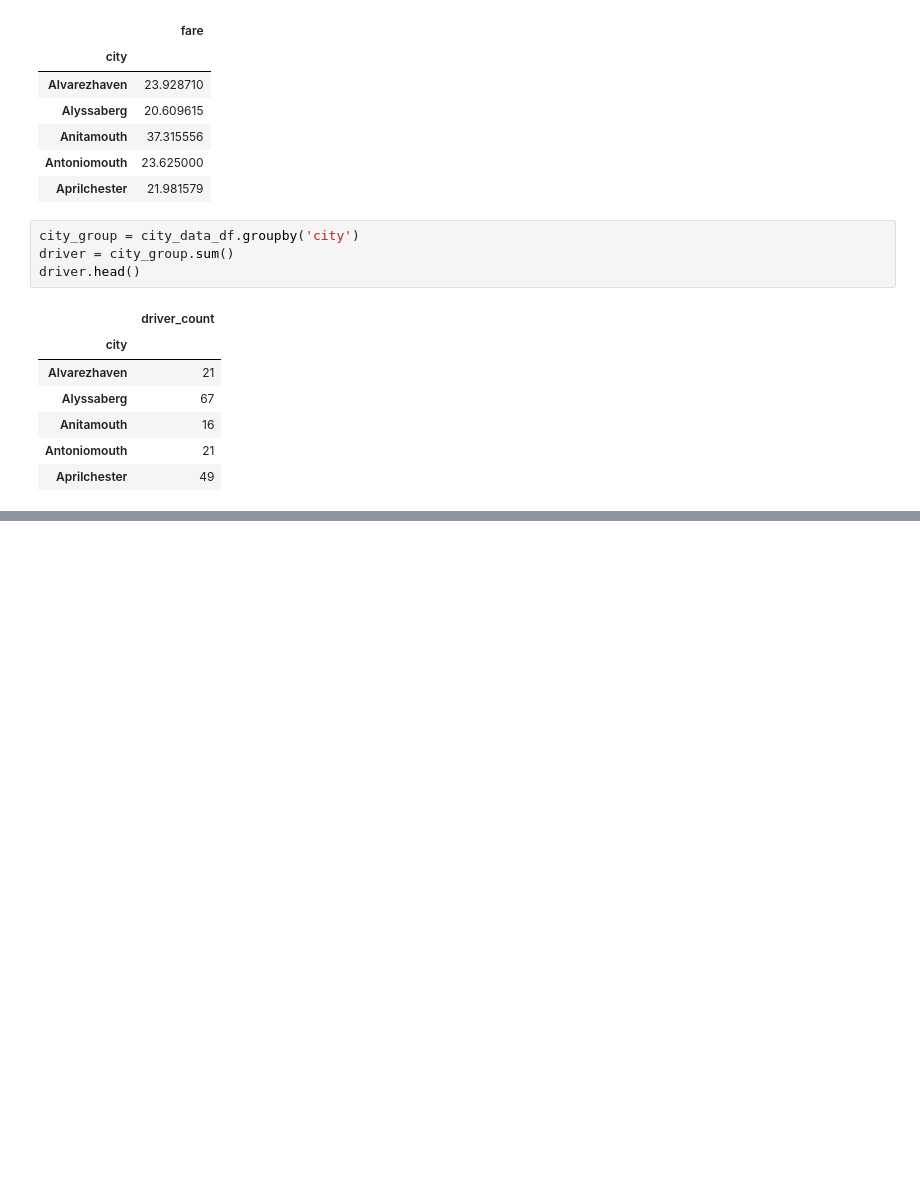
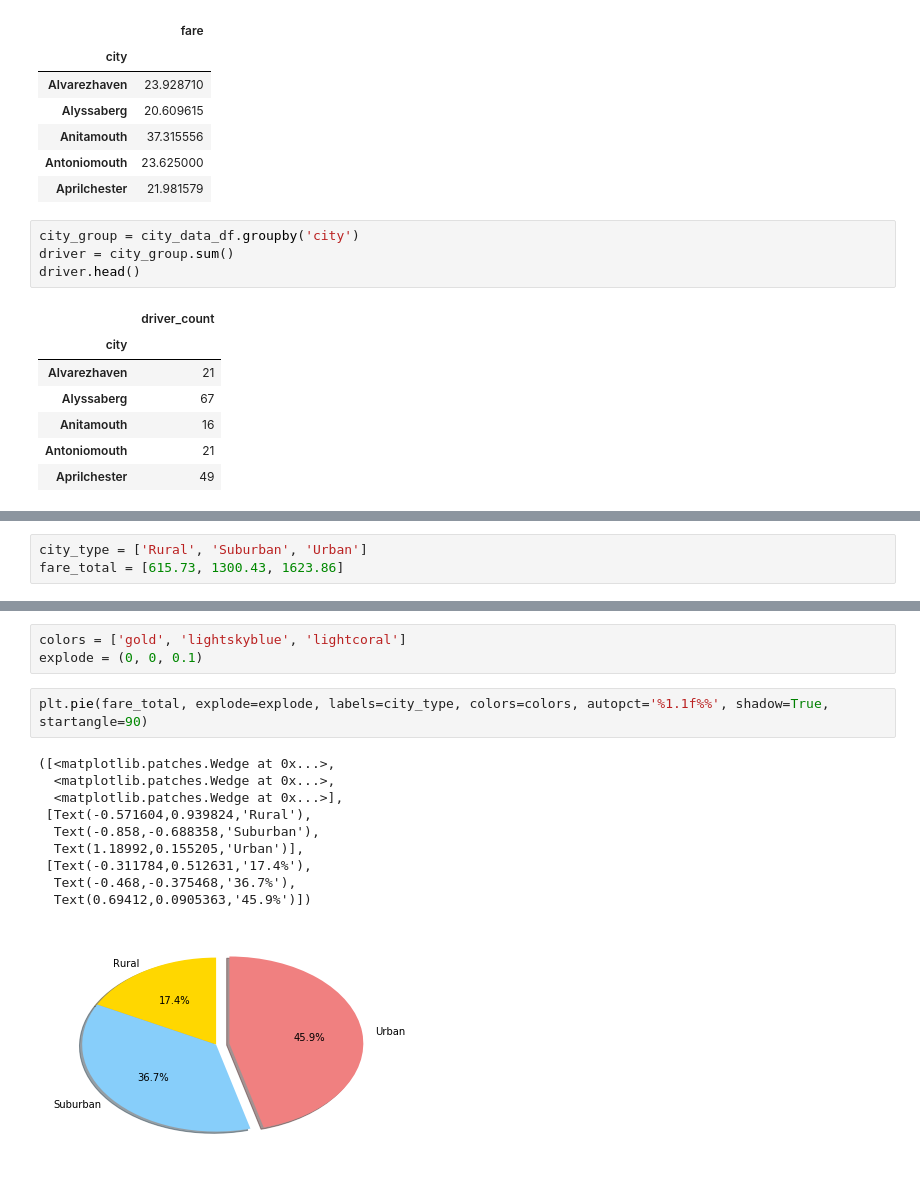
Before and after one commit to sameralsabb/matplotlib-challenge, a Jupyter notebook: Pyber HW.ipynb, the cells around one changed output, grey strips where cells are left out. Cells and saved outputs as stored; diff of their text form; blank space fills up the shorter version.

```diff
--- a/Pyber HW.ipynb
+++ b/Pyber HW.ipynb
@@ -82,0 +198,3 @@ plt.show()
+# %%
+city_type = ['Rural', 'Suburban', 'Urban']
+fare_total = [615.73, 1300.43, 1623.86]
@@ -82,0 +223,16 @@ plt.show()
+# %%
+colors = ['gold', 'lightskyblue', 'lightcoral']
+explode = (0, 0, 0.1)
+# %%
+plt.pie(fare_total, explode=explode, labels=city_type, colors=colors, autopct='%1.1f%%', shadow=True, startangle=90)
+# %% [output]
+([<matplotlib.patches.Wedge at 0x...>,
+  <matplotlib.patches.Wedge at 0x...>,
+  <matplotlib.patches.Wedge at 0x...>],
+ [Text(-0.571604,0.939824,'Rural'),
+  Text(-0.858,-0.688358,'Suburban'),
+  Text(1.18992,0.155205,'Urban')],
+ [Text(-0.311784,0.512631,'17.4%'),
+  Text(-0.468,-0.375468,'36.7%'),
+  Text(0.69412,0.0905363,'45.9%')])
+[figure, added]
```
Also changed, not shown: parts of 18 cells of this notebook, 1 other file.
